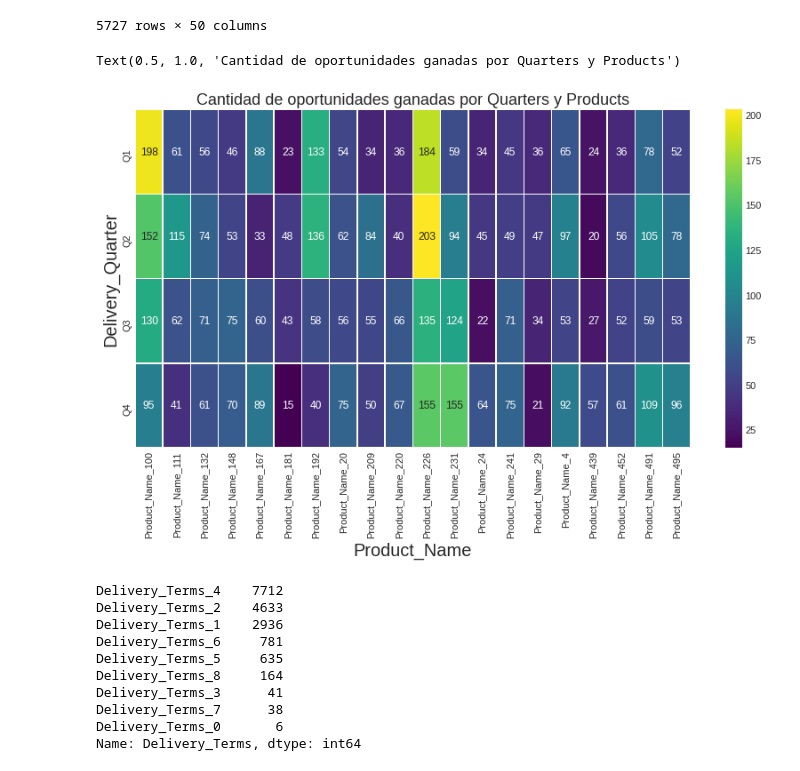
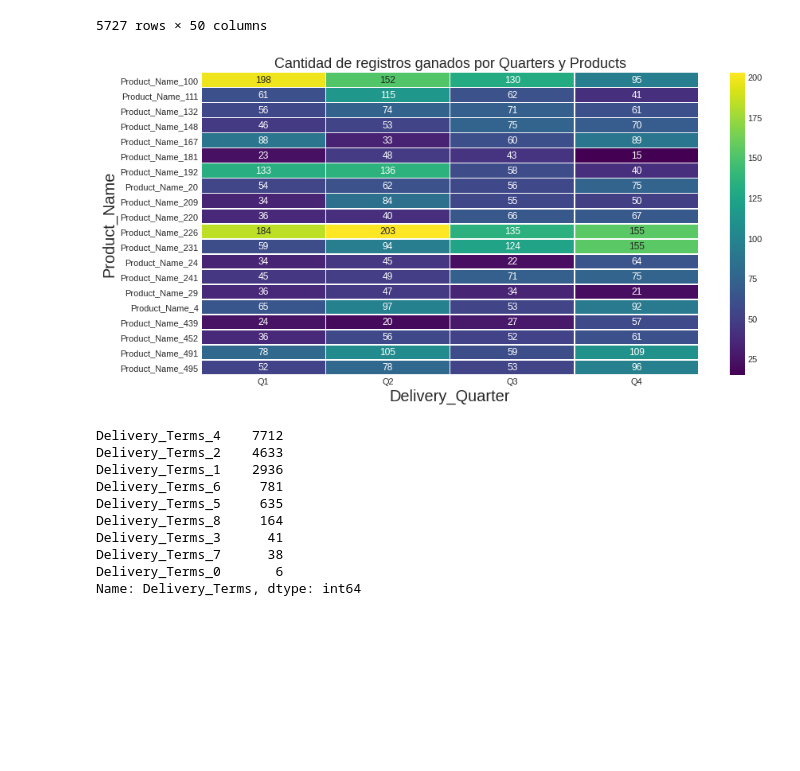
Before and after one commit to nazar9318/datos-TP1-Pandas-2c2020, a Jupyter notebook: notebooks/notebook_Lucas.ipynb, the cells around one changed output. Cells and saved outputs as stored; diff of their text form; code cells hidden in the pictures; blank space fills up the shorter version.

```diff
--- a/notebooks/notebook_Lucas.ipynb
+++ b/notebooks/notebook_Lucas.ipynb
@@ -776,15 +778,17 @@ top_products
 | 16944 | 8792 | EMEA | Austria | 1 | 1 | 1 | ... |
 5727 rows × 50 columns
 # %%
+
+# FALTA AGREGAR
 top_quarters_product = top_products.groupby(['Delivery_Quarter', 'Product_Name']).agg({'count' : 'count'}).reset_index()
-pivoted_top_quarters = top_quarters_product.pivot("Delivery_Quarter", "Product_Name", "count").fillna(0).astype(int)
+pivoted_top_quarters = top_quarters_product.pivot("Product_Name",'Delivery_Quarter', "count").fillna(0).astype(int)
 f, ax = mplt.subplots(figsize=(14, 7))
 sns.heatmap(pivoted_top_quarters, annot=True, fmt="d",cmap='viridis', linewidths=.5, ax=ax)
-title="Cantidad de oportunidades ganadas por Quarters y Products"
+title="Cantidad de registros ganados por Quarters y Products"
 mplt.title(title,fontsize=18)
+f.savefig("registros_ganadas_por_quarter.png")
 # %% [output]
-Text(0.5, 1.0, 'Cantidad de oportunidades ganadas por Quarters y Products')
-[figure, old version]
+[figure, new version]
 # %%
 dataset['Delivery_Terms'].value_counts()
 # %% [output]
```
Also changed, not shown: parts of 34 cells of this notebook.
